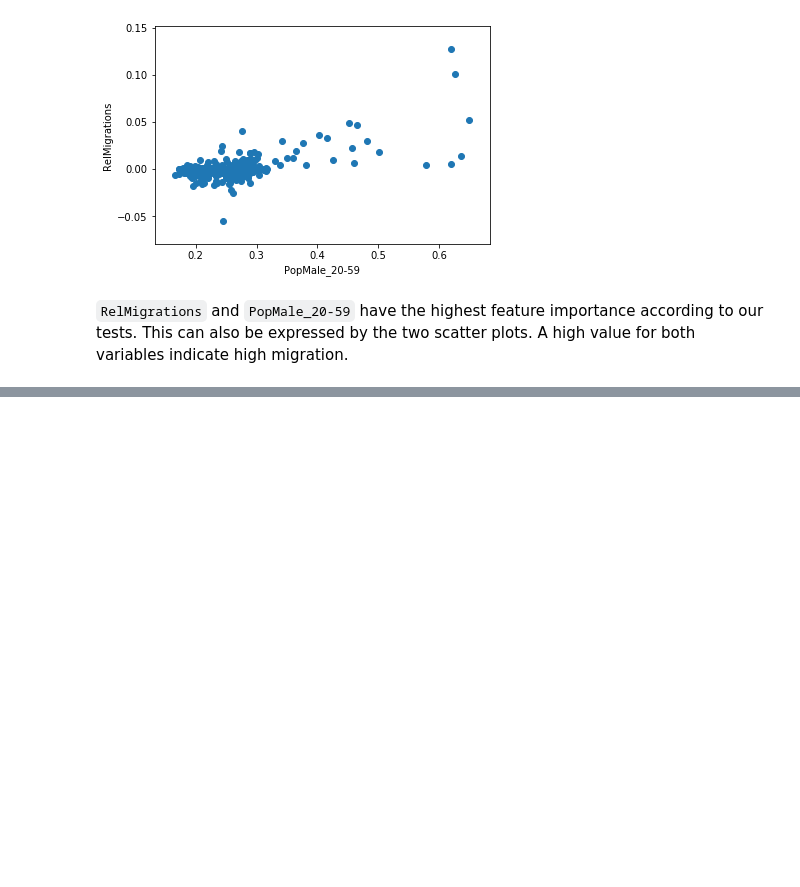
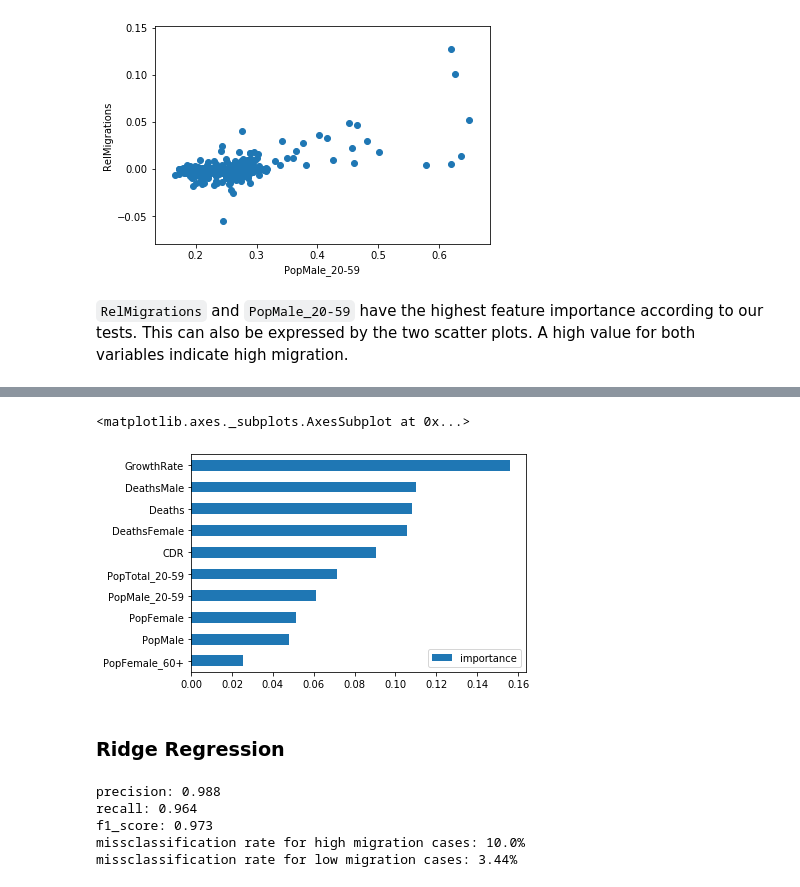
Before and after one commit to oStritze/dopp3, a Jupyter notebook: src/total.ipynb, the cells around one changed output, grey strips where cells are left out. Drawn from its saved outputs; the diff is of its cells as text; code cells hidden in the pictures; blank space fills up the shorter version.

```diff
--- a/src/total.ipynb
+++ b/src/total.ipynb
@@ -349,0 +447,5 @@ plt.show()
+# %%
+total_low_migration = small_set.migration_rank.value_counts()["low_migration"]
+total_high_migration = small_set.migration_rank.value_counts()["high_migration"]
+X = small_set.drop(["RelMigrations", "migration_rank"], axis=1)
+y = small_set["migration_rank"]
@@ -349,0 +510,6 @@ plt.show()
+# %%
+rf_feature_importances = pd.DataFrame(RandomForestClassifier(n_estimators=1000, class_weight="balanced").fit(X,y).feature_importances_).T
+rf_feature_importances.columns = X.columns
+rf_feature_importances = rf_feature_importances.T
+rf_feature_importances.columns = ["importance"]
+rf_feature_importances.sort_values(by="importance", ascending=False)
@@ -349,0 +534,21 @@ plt.show()
+# %%
+rf_feature_importances.sort_values(by="importance", ascending=True)[-10:].plot(kind="barh")
+# %% [output]
+<matplotlib.axes._subplots.AxesSubplot at 0x...>
+[figure, added]
+# %% [markdown]
+### Ridge Regression
+# %%
+precision, recall, f1, confusion_high, confusion_low = do_crossval(MinMaxScaler().fit_transform(X), y, RidgeClassifier(normalize=True, class_weight="balanced"))
+print("precision: " + str(precision) +
+      "\nrecall: " + str(recall) +
+      "\nf1_score: " + str(f1) +
+      "\nmissclassification rate for high migration cases: " + str(round(confusion_high / total_high_migration * 100, 2)) + "%" +
+      "\nmissclassification rate for low migration cases: " + str(round(confusion_low / total_low_migration * 100, 2)) + "%"
+     )
+# %% [output]
+precision: 0.988
+recall: 0.964
+f1_score: 0.973
+missclassification rate for high migration cases: 10.0%
+missclassification rate for low migration cases: 3.44%
```
Also changed, not shown: parts of 20 cells of this notebook, 1 other file.
